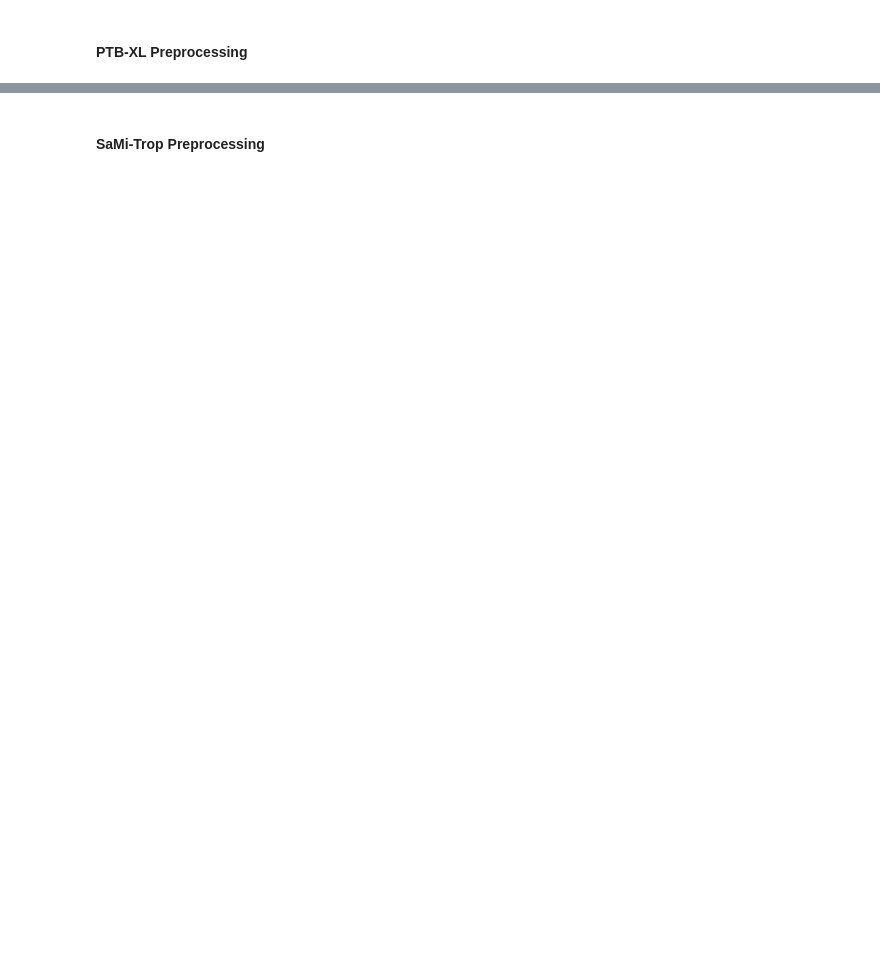
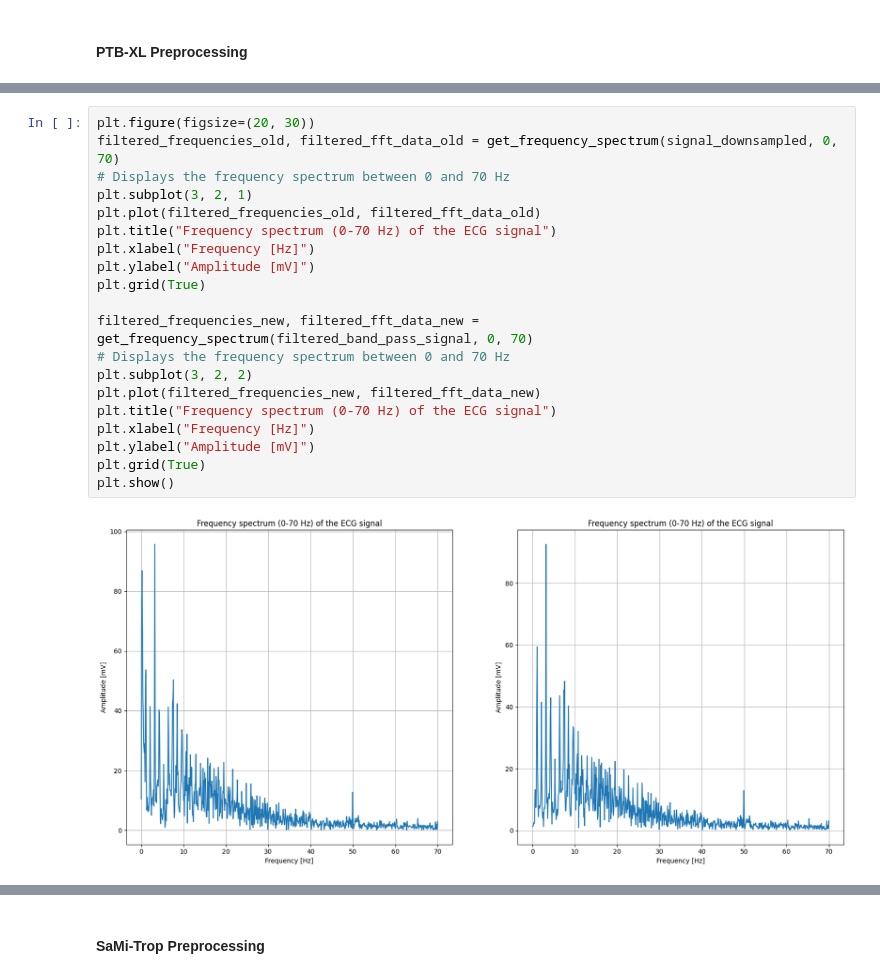
Before and after one commit to GiulioTaralli/deep-chagas-classifier, a Jupyter notebook: chagas_classification.ipynb, the cells around one changed output, grey strips where cells are left out. Drawn from its saved outputs; the diff is of its cells as text; blank space fills up the shorter version.

```diff
--- a/chagas_classification.ipynb
+++ b/chagas_classification.ipynb
@@ -234,0 +357,22 @@ def bandpass_filter(signal_data: np.ndarray, low_cutoff: float = 0.5, high_cutof
+# %%
+plt.figure(figsize=(20, 30))
+filtered_frequencies_old, filtered_fft_data_old = get_frequency_spectrum(signal_downsampled, 0, 70)
+# Displays the frequency spectrum between 0 and 70 Hz
+plt.subplot(3, 2, 1)
+plt.plot(filtered_frequencies_old, filtered_fft_data_old)
+plt.title("Frequency spectrum (0-70 Hz) of the ECG signal")
+plt.xlabel("Frequency [Hz]")
+plt.ylabel("Amplitude [mV]")
+plt.grid(True)
+
+filtered_frequencies_new, filtered_fft_data_new = get_frequency_spectrum(filtered_band_pass_signal, 0, 70)
+# Displays the frequency spectrum between 0 and 70 Hz
+plt.subplot(3, 2, 2)
+plt.plot(filtered_frequencies_new, filtered_fft_data_new)
+plt.title("Frequency spectrum (0-70 Hz) of the ECG signal")
+plt.xlabel("Frequency [Hz]")
+plt.ylabel("Amplitude [mV]")
+plt.grid(True)
+plt.show()
+# %% [output]
+[figure, added]
```
Also changed, not shown: parts of 38 cells of this notebook.
